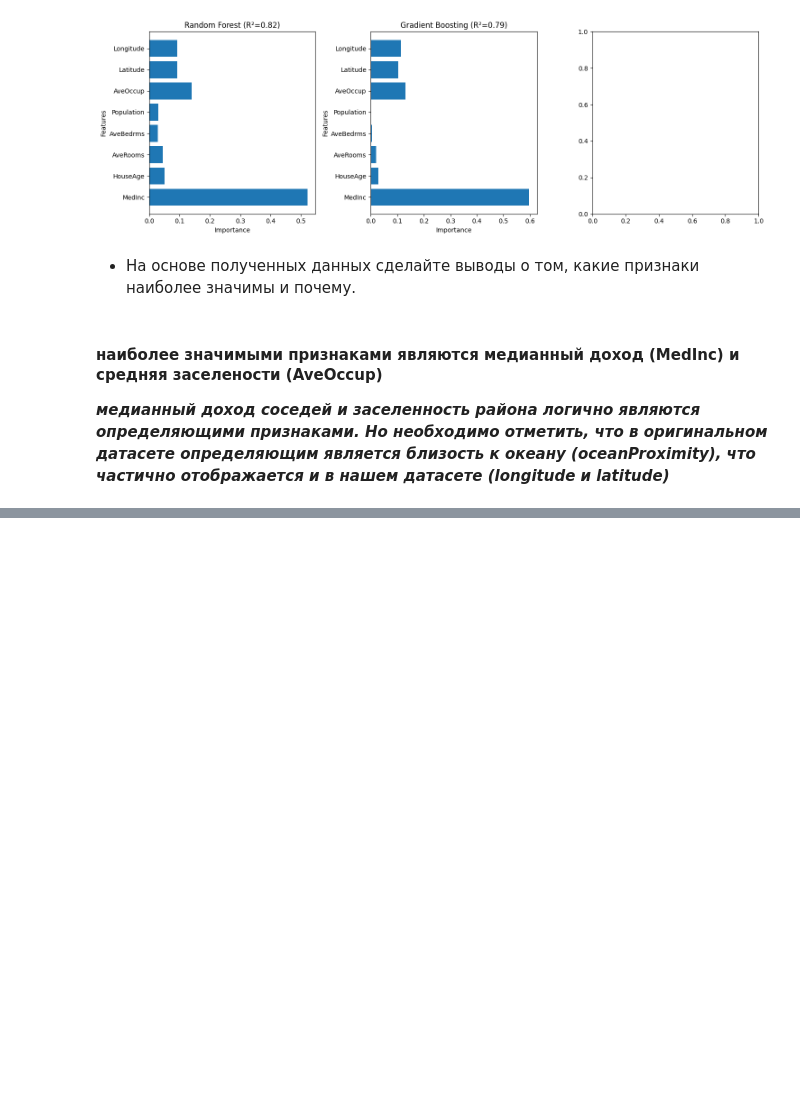
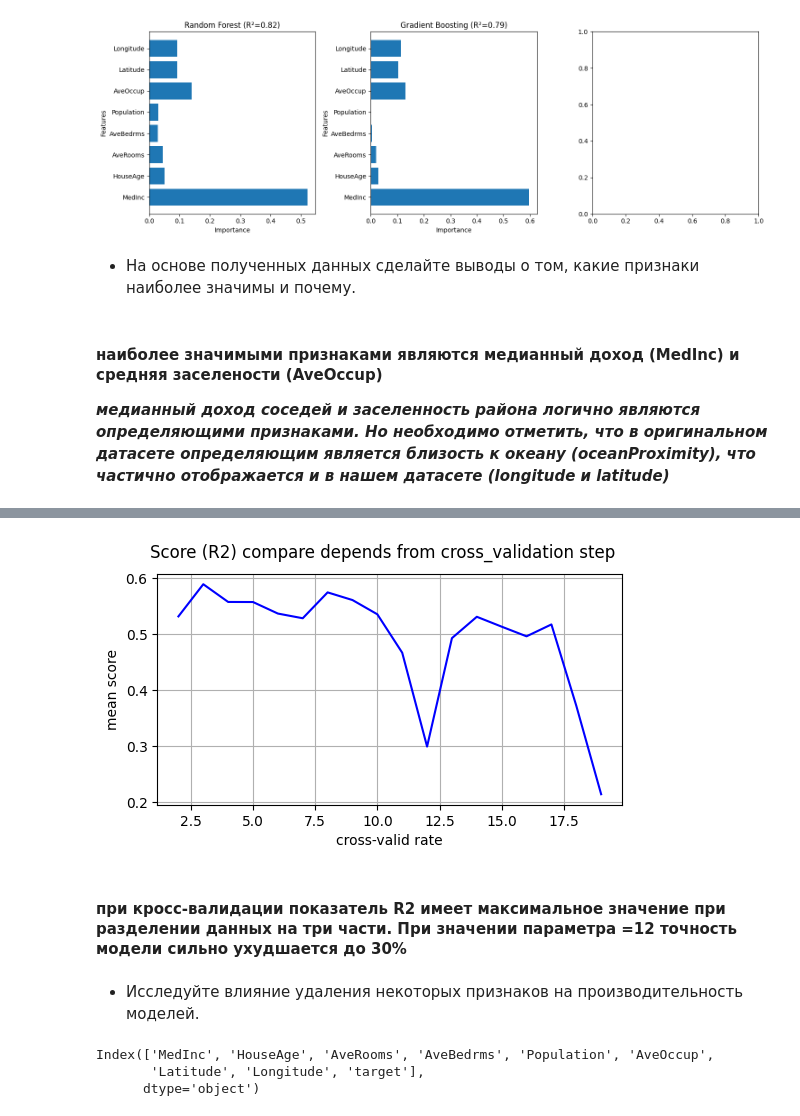
Before and after one commit to Rusttm/DSprojects, a Jupyter notebook: EDA/lesson7/seminar7_DZ.ipynb, the cells around one changed output, grey strips where cells are left out. Drawn from its saved outputs; the diff is of its cells as text; code cells hidden in the pictures; blank space fills up the shorter version.

```diff
--- a/EDA/lesson7/seminar7_DZ.ipynb
+++ b/EDA/lesson7/seminar7_DZ.ipynb
@@ -194,7 +194,7 @@ X_scaled = StandardScaler().fit_transform(X)
 3. Построение моделей:
    - Разделите данные на обучающую и тестовую выборки.
 # %%
-X_train, X_test, y_train, y_test = train_test_split(X, Y, train_size=0.8, random_state = 42)
+X_train, X_test, y_train, y_test = train_test_split(X_scaled, Y, train_size=0.8, random_state = 42)
 # %% [markdown]
 - Постройте и обучите модели `RandomForestRegressor` и `GradientBoostingRegressor`.
    - Постарайтесь оптимизировать их гиперпараметры для улучшения результатов на обучающей выборке.
@@ -268,0 +268,16 @@ plt.show()
+# %%
+# обучение random forest и кросс-валидация
+from sklearn.ensemble import RandomForestRegressor
+rfr_clf = RandomForestRegressor(n_estimators=25,max_depth=5)
+rfr_clf.fit(X_train, y_train)
+Y_pred_test = rfr_clf.predict(X_test)
+scores_dict = dict({})
+# Однократная оценка на тестовых данных
+single_score = r2_score(Y_pred_test, y_test)
+print("Однократная оценка эффективности (R^2):", single_score)
+# кросс-валидация на всем датасете
+for i in range(2, 20):
+
+    cross_val_scores = cross_val_score(rfr_clf, X, Y, cv=i, scoring='r2', )
+    scores_dict[i] = cross_val_scores.mean()
+    print(f"Среднее значение R^2 по {i}-кратной кросс-валидации:", cross_val_scores.mean())
@@ -268,0 +304,28 @@ plt.show()
+# %%
+# выведем данные на графики
+import matplotlib.pyplot as plt
+df_scores2 = pd.DataFrame(columns = ['cv', 'score_mean'])
+rows = []
+for key, val in scores_dict.items():
+    rows.append(dict({'cv': key, 'score_mean': val}))
+df_scores2 = df_scores2.from_dict(rows)
+
+fig, ax = plt.subplots(nrows=1, ncols=1, figsize=(6, 3))
+fig.suptitle('Score (R2) compare depends from cross_validation step')
+ax.plot(df_scores2['cv'], df_scores2['score_mean'], 'b-')
+ax.set_xlabel('cross-valid rate')
+ax.set_ylabel('mean score')
+ax.grid()
+plt.show()
+# %% [output]
+[figure, added]
+# %% [markdown]
+#### при кросс-валидации показатель R2 имеет максимальное значение при разделении данных на три части. При значении параметра =12 точность модели сильно ухудшается до 30%
+# %% [markdown]
+- Исследуйте влияние удаления некоторых признаков на производительность моделей.
+# %%
+df_filtered.columns
+# %% [output]
+Index(['MedInc', 'HouseAge', 'AveRooms', 'AveBedrms', 'Population', 'AveOccup',
+       'Latitude', 'Longitude', 'target'],
+      dtype='object')
```
Also changed, not shown: parts of 5 cells of this notebook.
